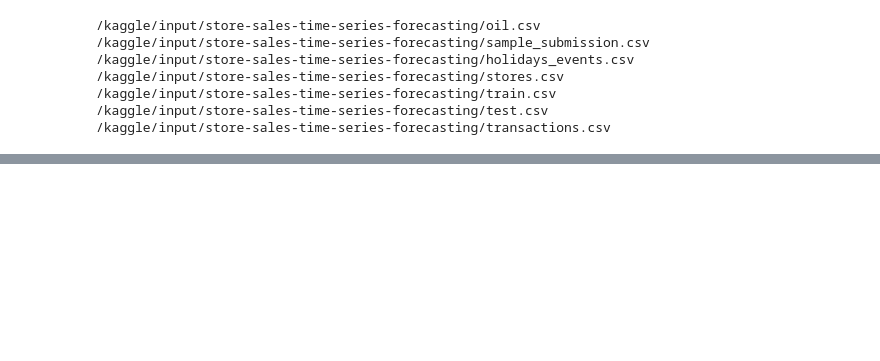
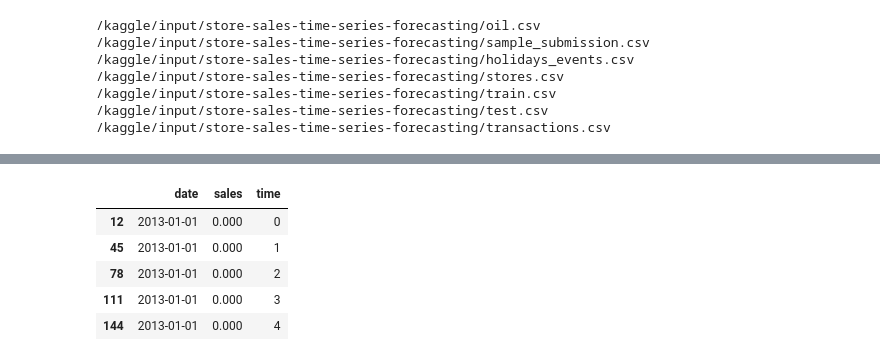
Before and after one commit to akilees/kaggle-store-sales, a Jupyter notebook: explore_data.ipynb, the cells around one changed output, grey strips where cells are left out. Saved outputs shown, nothing was run; the diff lists cells and outputs as text; code cells hidden in the pictures; blank space fills up the shorter version.

```diff
--- a/explore_data.ipynb
+++ b/explore_data.ipynb
@@ -24,3 +24,5 @@ for dirname, _, filenames in os.walk('/kaggle/input'):
 /kaggle/input/store-sales-time-series-forecasting/train.csv
 /kaggle/input/store-sales-time-series-forecasting/test.csv
 /kaggle/input/store-sales-time-series-forecasting/transactions.csv
+# %%
+pd.set_option('display.float_format', lambda x: '%.3f' % x)
@@ -26,0 +51,11 @@ for dirname, _, filenames in os.walk('/kaggle/input'):
+# %%
+df = train[train["family"] == "GROCERY I"][["date", "sales"]]
+df["time"] = np.arange(len(df.index))
+df.head()
+# %% [output]
+|  | date | sales | time |
+| 12 | 2013-01-01 | 0.000 | 0 |
+| 45 | 2013-01-01 | 0.000 | 1 |
+| 78 | 2013-01-01 | 0.000 | 2 |
+| 111 | 2013-01-01 | 0.000 | 3 |
+| 144 | 2013-01-01 | 0.000 | 4 |
```
Also changed, not shown: parts of 5 cells of this notebook.
